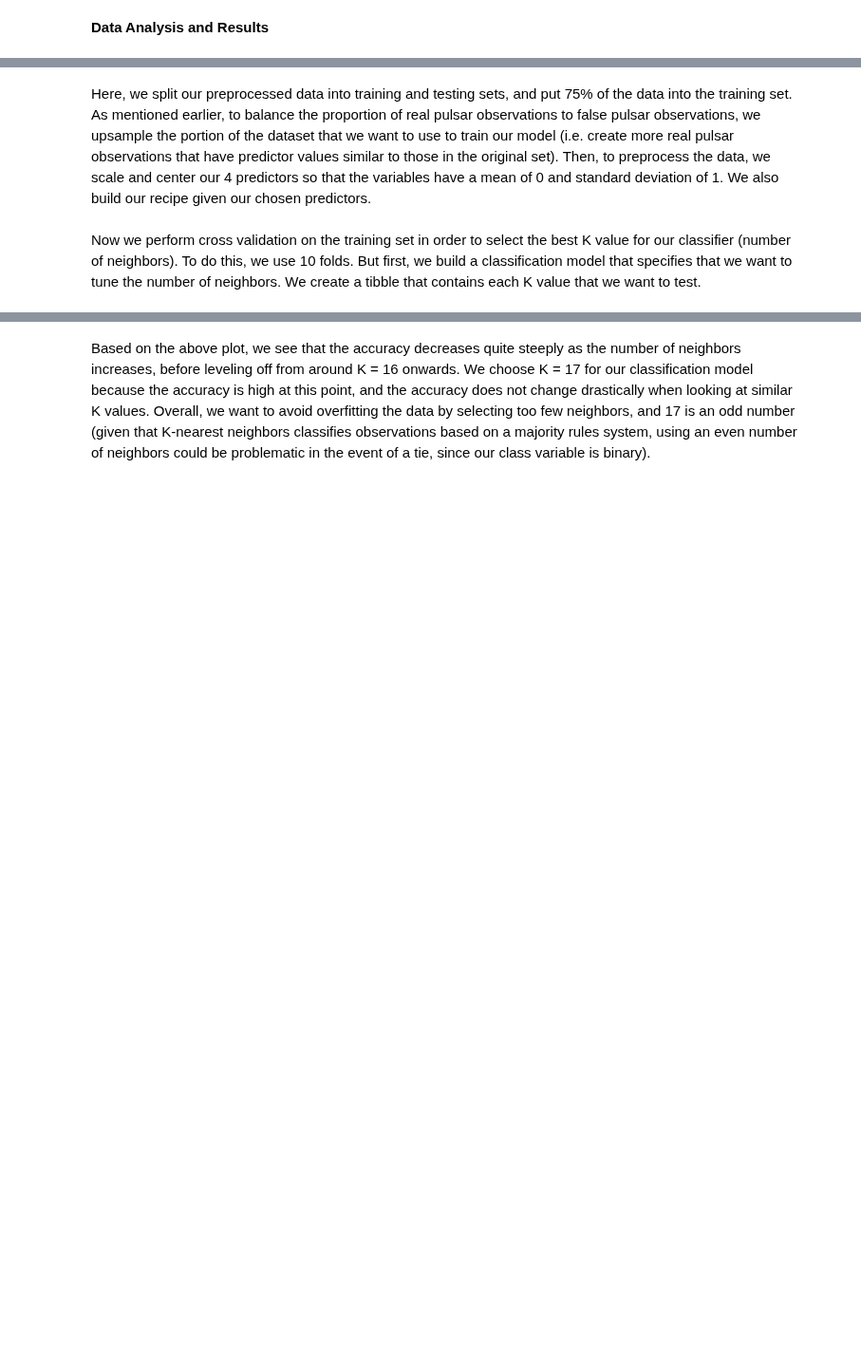
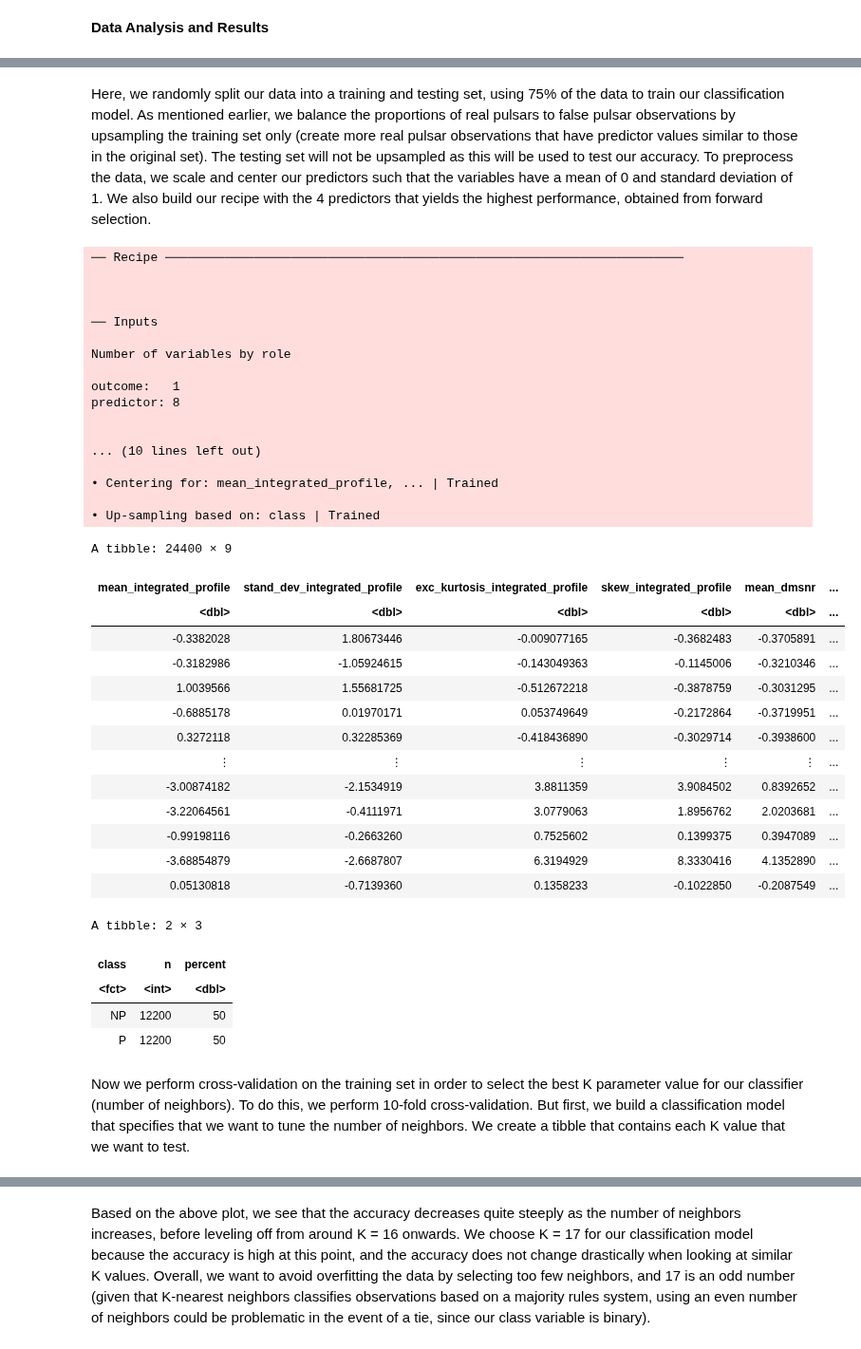
Before and after one commit to nailserverzone/dsci-100-2023w2-group-11, a Jupyter notebook: Final_project.ipynb, the cells around one changed output, grey strips where cells are left out. Shown at 95% size. Saved outputs shown, nothing was run; the diff lists cells and outputs as text; code cells hidden in the pictures; blank space fills up the shorter version.

```diff
--- a/Final_project.ipynb
+++ b/Final_project.ipynb
@@ -189,31 +264,71 @@ pulsar_proportions
 # %% [markdown]
-Here, we split our preprocessed data into training and testing sets, and put 75% of the data into the training set. As mentioned earlier, to balance the proportion of real pulsar observations to false pulsar observations, we upsample the portion of the dataset that we want to use to train our model (i.e. create more real pulsar observations that have predictor values similar to those in the original set). Then, to preprocess the data, we scale and center our 4 predictors so that the variables have a mean of 0 and standard deviation of 1. We also build our recipe given our chosen predictors.
+Here, we randomly split our data into a training and testing set, using 75% of the data to train our classification model. As mentioned earlier, we balance the proportions of real pulsars to false pulsar observations by upsampling the training set only (create more real pulsar observations that have predictor values similar to those in the original set). The testing set will not be upsampled as this will be used to test our accuracy. To preprocess the data, we scale and center our predictors such that the variables have a mean of 0 and standard deviation of 1. We also build our recipe with the 4 predictors that yields the highest performance, obtained from forward selection.
 # %%
 set.seed(1)
 pulsar_split <- initial_split(pulsar_data, prop = 0.75, strata = class)
 pulsar_train <- training(pulsar_split)
 pulsar_test <- testing(pulsar_split)
 
+
 #Standardize and Upsample data to balance the training set
-pulsar_recipe <- recipe(class ~ ., data = pulsar_train) |>
+pulsar_recipe <- recipe(class ~ ., data = pulsar_train) |>                   #input the 4 predictors we obtained from forward selection
     step_scale(all_predictors()) |>
     step_center(all_predictors()) |>
     themis::step_upsample(class, over_ratio = 1, skip = FALSE) |>
     prep()
 pulsar_recipe
 
 pulsar_train <- bake(pulsar_recipe, pulsar_train)
 pulsar_train
 
+pulsar_recipe <- recipe(class ~ ., data = pulsar_train)
+
 #Check new proportions in training set
 new_pulsar_proportions <- pulsar_train |>
     group_by(class) |>
     summarize(n = n()) |>
     mutate(percent = 100*n/nrow(pulsar_train))
 new_pulsar_proportions
 #add table number
+# %% [output]
+── Recipe ──────────────────────────────────────────────────────────────────────
+
+
+
+── Inputs
+
+Number of variables by role
+
+outcome:   1
+predictor: 8
+
+
+... (10 lines left out)
+
+• Centering for: mean_integrated_profile, ... | Trained
+
+• Up-sampling based on: class | Trained
+A tibble: 24400 × 9
+| mean_integrated_profile | stand_dev_integrated_profile | exc_kurtosis_integrated_profile | skew_integrated_profile | mean_dmsnr | ... |
+| <dbl> | <dbl> | <dbl> | <dbl> | <dbl> | ... |
+| -0.3382028 | 1.80673446 | -0.009077165 | -0.3682483 | -0.3705891 | ... |
+| -0.3182986 | -1.05924615 | -0.143049363 | -0.1145006 | -0.3210346 | ... |
+| 1.0039566 | 1.55681725 | -0.512672218 | -0.3878759 | -0.3031295 | ... |
+| -0.6885178 | 0.01970171 | 0.053749649 | -0.2172864 | -0.3719951 | ... |
+| 0.3272118 | 0.32285369 | -0.418436890 | -0.3029714 | -0.3938600 | ... |
+| ⋮ | ⋮ | ⋮ | ⋮ | ⋮ | ... |
+| -3.00874182 | -2.1534919 | 3.8811359 | 3.9084502 | 0.8392652 | ... |
+| -3.22064561 | -0.4111971 | 3.0779063 | 1.8956762 | 2.0203681 | ... |
+| -0.99198116 | -0.2663260 | 0.7525602 | 0.1399375 | 0.3947089 | ... |
+| -3.68854879 | -2.6687807 | 6.3194929 | 8.3330416 | 4.1352890 | ... |
+| 0.05130818 | -0.7139360 | 0.1358233 | -0.1022850 | -0.2087549 | ... |
+A tibble: 2 × 3
+| class | n | percent |
+| <fct> | <int> | <dbl> |
+| NP | 12200 | 50 |
+| P | 12200 | 50 |
 # %% [markdown]
-Now we perform cross validation on the training set in order to select the best K value for our classifier (number of neighbors). To do this, we use 10 folds. But first, we build a classification model that specifies that we want to tune the number of neighbors. We create a tibble that contains each K value that we want to test.
+Now we perform cross-validation on the training set in order to select the best K parameter value for our classifier (number of neighbors). To do this, we perform 10-fold cross-validation. But first, we build a classification model that specifies that we want to tune the number of neighbors. We create a tibble that contains each K value that we want to test.
 # %%
 #build the model
 knn_spec <- nearest_neighbor(weight_func = "rectangular", neighbors = tune()) |>
```
Also changed, not shown: parts of 22 cells of this notebook.
